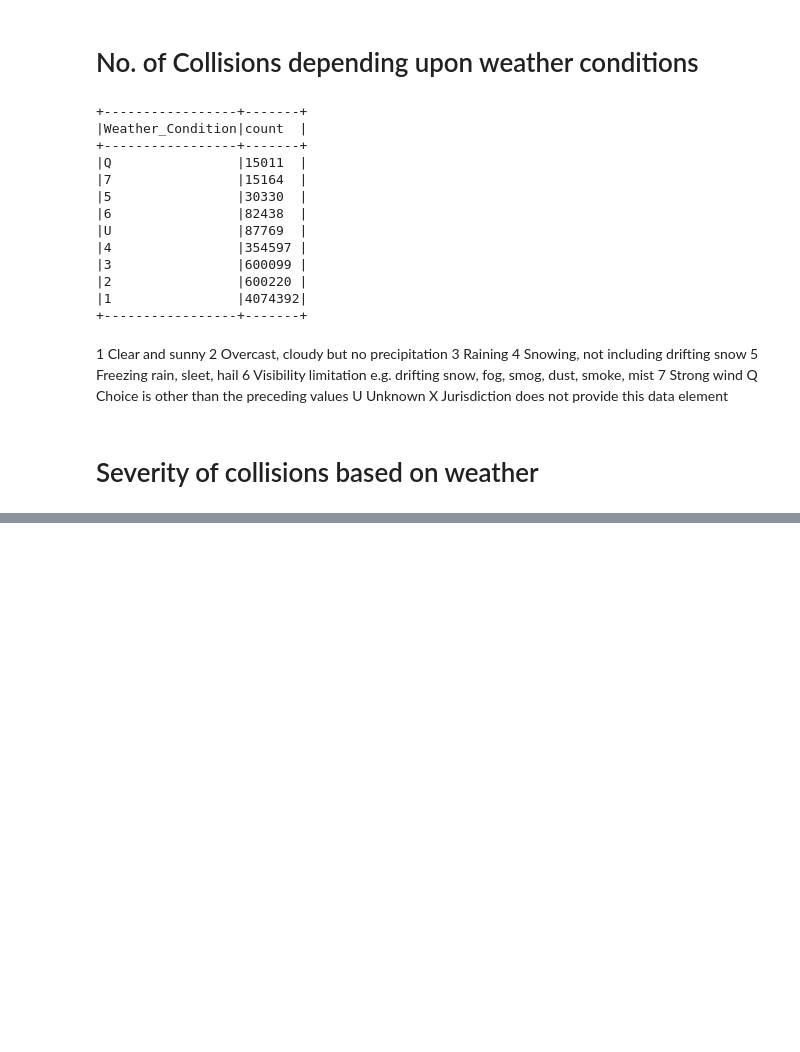
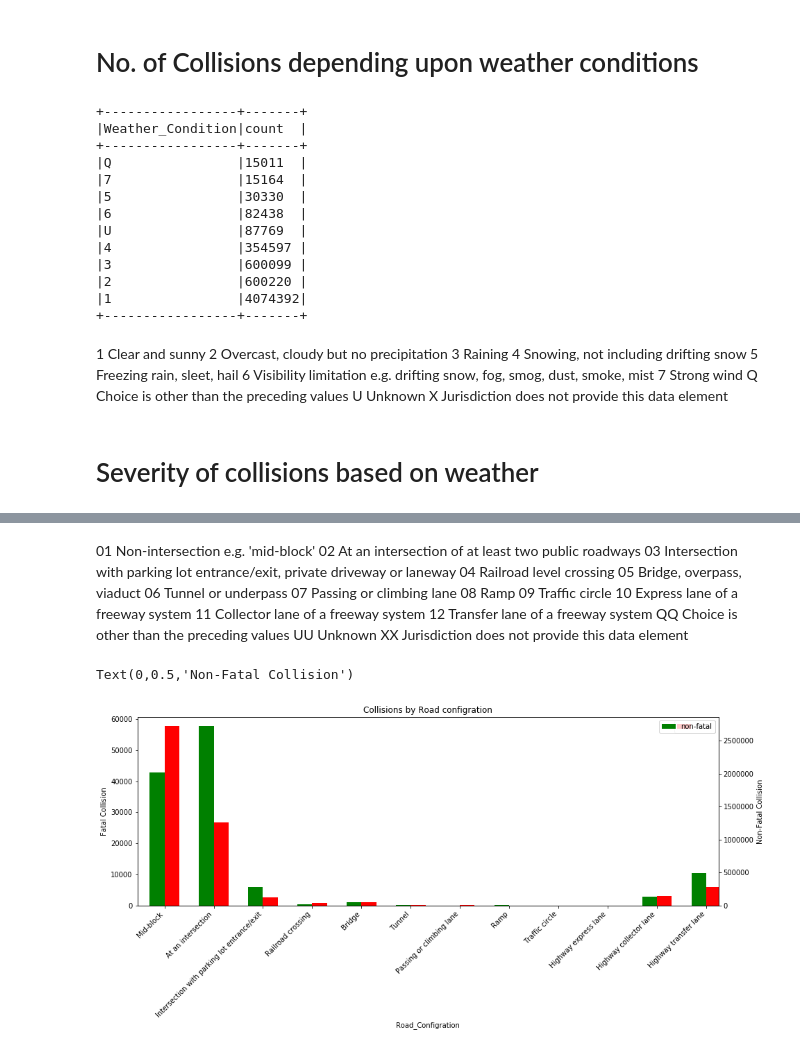
Before and after one commit to SinghGursimran/Analysis-of-Car-Accidents-in-Canada-using-PySpark, a Jupyter notebook: Analysis.ipynb, the cells around one changed output, grey strips where cells are left out. Saved outputs shown, nothing was run; the diff lists cells and outputs as text; code cells hidden in the pictures; blank space fills up the shorter version.

```diff
--- a/Analysis.ipynb
+++ b/Analysis.ipynb
@@ -288,0 +289,9 @@ plot_severity_high_weather.set_ylabel("Number of collisions");
+# %%
+sev_collisions_rcfg = df.select(col("C_RCFG").alias("Road_Configration"),col("C_SEV")).groupBy("Road_Configration","C_SEV").count()
+sev_collisions_rcfg = sev_collisions_rcfg.sort("Road_Configration")
+
+sev_high_collisions_rcfg = sev_collisions_rcfg.filter(col("C_SEV") == 1)
+sev_low_collisions_rcfg = sev_collisions_rcfg.filter(col("C_SEV") == 2)
+
+sev_high_collisions_rcfg.show(sev_high_collisions_rcfg.count(),False)
+sev_low_collisions_rcfg.show(sev_low_collisions_rcfg.count(),False)
@@ -288,0 +316,39 @@ plot_severity_high_weather.set_ylabel("Number of collisions");
+# %% [markdown]
+01 Non-intersection e.g. 'mid-block'
+02 At an intersection of at least two public roadways
+03 Intersection with parking lot entrance/exit, private driveway or laneway
+04 Railroad level crossing
+05 Bridge, overpass, viaduct
+06 Tunnel or underpass
+07 Passing or climbing lane
+08 Ramp
+09 Traffic circle
+10 Express lane of a freeway system
+11 Collector lane of a freeway system
+12 Transfer lane of a freeway system
+QQ Choice is other than the preceding values
+UU Unknown
+XX Jurisdiction does not provide this data element
+# %%
+sev_high_collisions_rcfg_pandas_df = sev_high_collisions_rcfg.select("*").toPandas()
+sev_low_collisions_rcfg_pandas_df = sev_low_collisions_rcfg.select("*").toPandas()
+# %%
+fig = plt.figure()
+ax = fig.add_subplot(111)
+ax2 = ax.twinx() # Create another axes that shares the same x-axis as ax.
+
+width = 0.3
+
+rcfg_type = ['Mid-block','At an intersection','Intersection with parking lot entrance/exit',
+            'Railroad crossing','Bridge','Tunnel','Passing or climbing lane',
+             'Ramp','Traffic circle','Highway express lane',
+             'Highway collector lane','Highway transfer lane']
+
+plot_severity_high_rcfg = sev_high_collisions_rcfg_pandas_df.plot.bar(position = 0, ax = ax, figsize=(15,5) , label = "fatal", x="Road_Configration",y="count",width = width, title='Collisions by Road configration',color='red')
+plot_severity_low_rcfg = sev_low_collisions_rcfg_pandas_df.plot.bar(position = 1, ax = ax2, label = "non-fatal", figsize=(15,5),x="Road_Configration",y="count", width = width,color='green')
+ax.set_xticklabels(rcfg_type,ha='right',rotation=45)
+ax.set_ylabel('Fatal Collision')
+ax2.set_ylabel('Non-Fatal Collision')
+# %% [output]
+Text(0,0.5,'Non-Fatal Collision')
+[figure, added]
```
Also changed, not shown: parts of 11 cells of this notebook.
